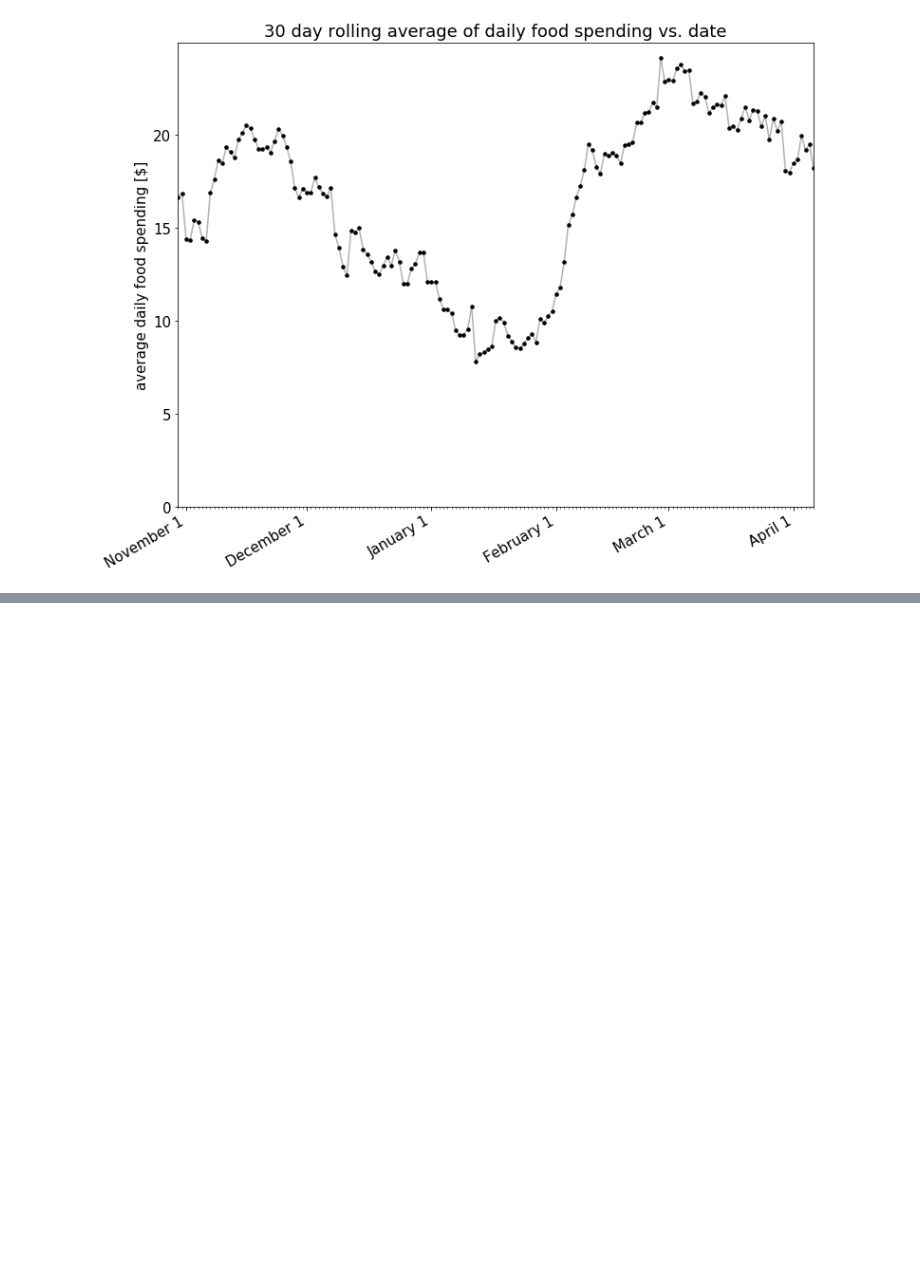
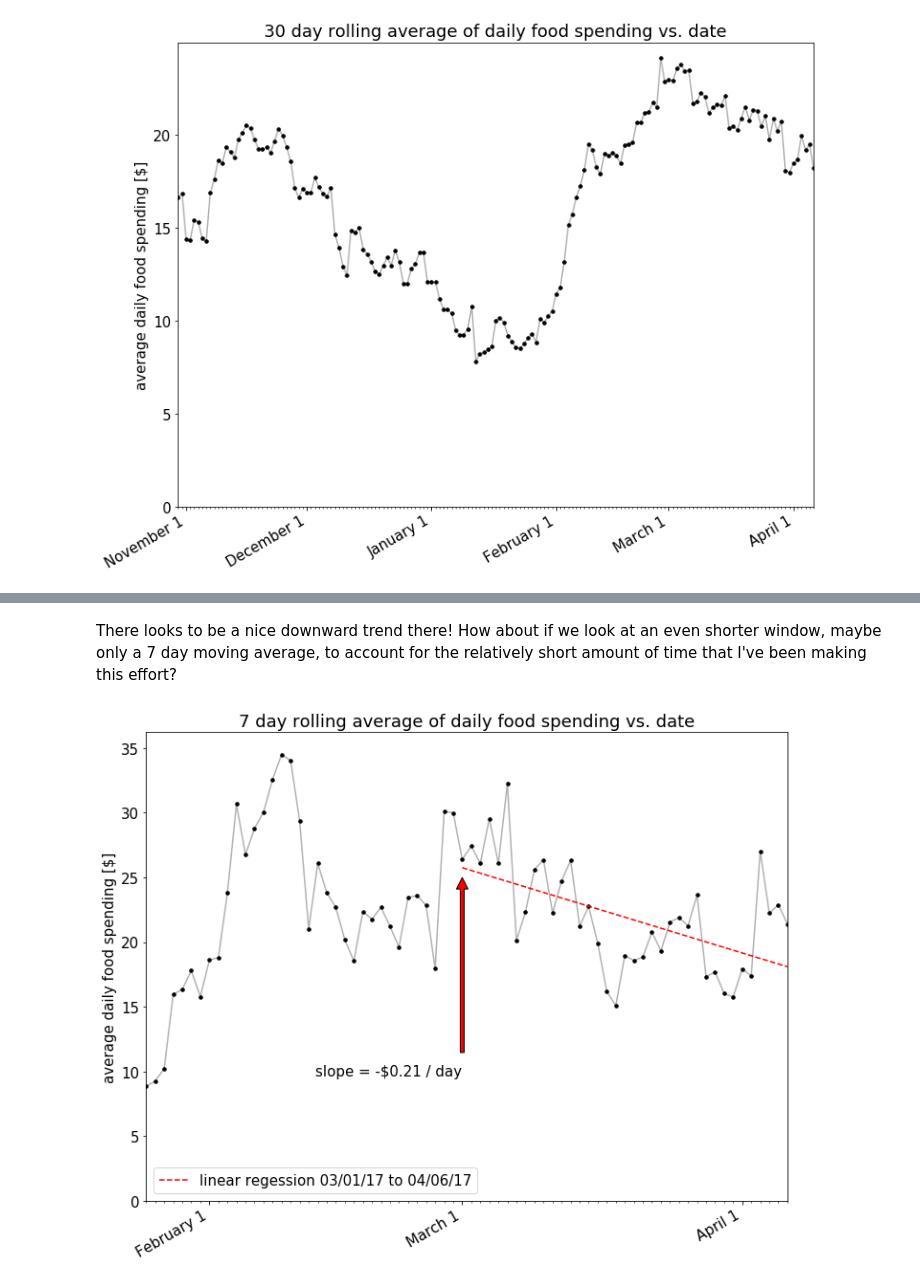
Before and after one commit to garth5689/garth5689.github.io, a Jupyter notebook: _drafts/dollars_to_doughnuts.ipynb, the cells around one changed output, grey strips where cells are left out. Drawn from its saved outputs; the diff is of its cells as text; code cells hidden in the pictures; blank space fills up the shorter version.

```diff
--- a/_drafts/dollars_to_doughnuts.ipynb
+++ b/_drafts/dollars_to_doughnuts.ipynb
@@ -274 +335,13 @@ plt.show()
+# %% [markdown]
+There looks to be a nice downward trend there!  How about if we look at an even shorter window, maybe only a 7 day moving average, to account for the relatively short amount of time that I've been making this effort?
+# %%
+time_span = 7
+
+plot_moving_average_with_regression(
+    *calculate_moving_average_with_regression(dates,
+                                              daily_sums,
+                                              time_span,
+                                              datetime(day=1,month=3,year=2017)))
+# %% [output]
+[figure, added]
 # %% [markdown]
```
Also changed, not shown: parts of 39 cells of this notebook, 10 other files.
